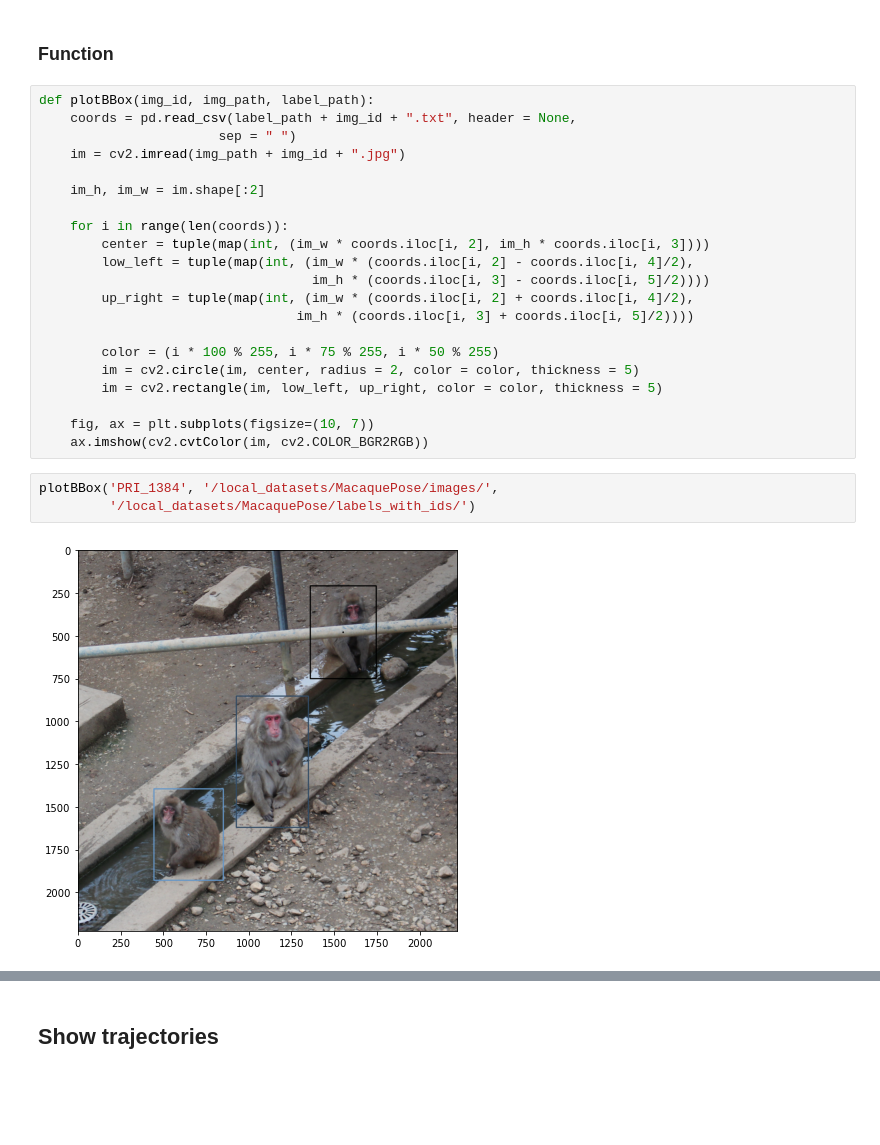
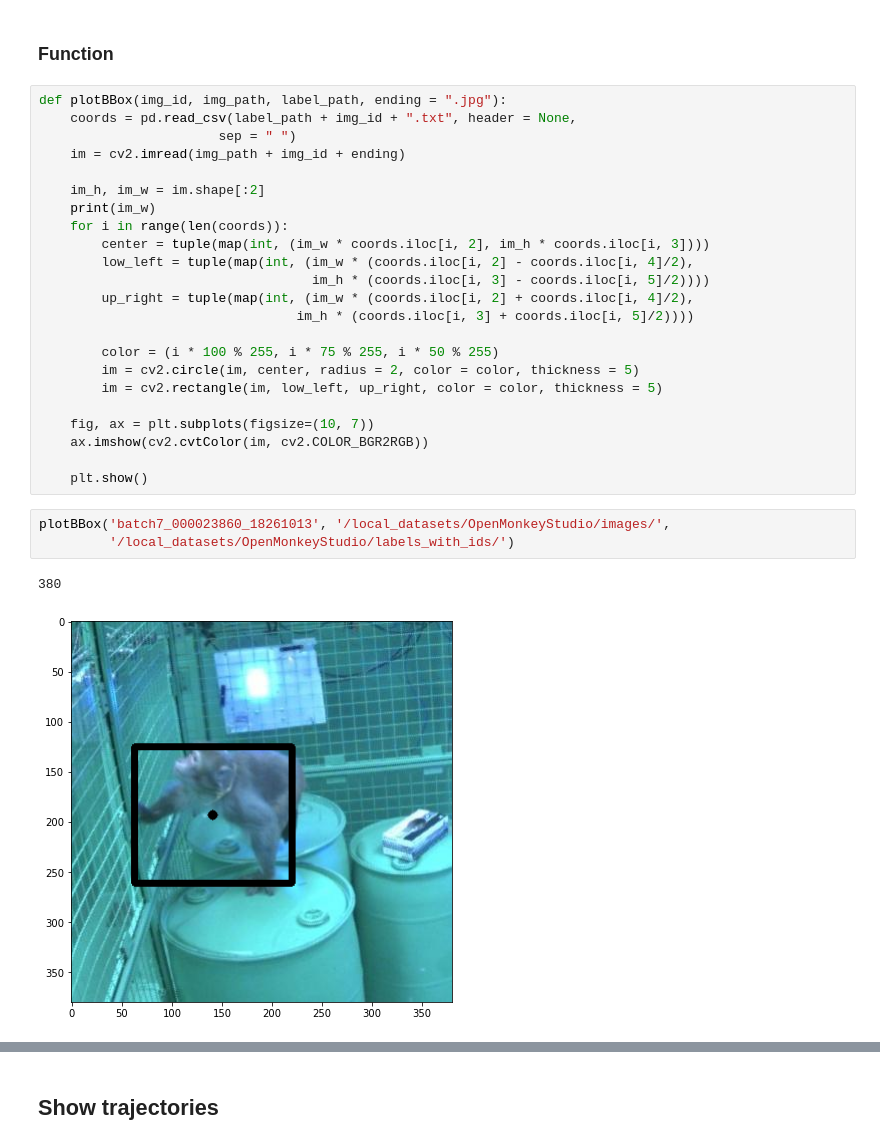
Before and after one commit to ecker-lab/PriMAT-tracking, a Jupyter notebook: own_ideas/viz_bounding_boxen.ipynb, the cells around one changed output, grey strips where cells are left out. Cells and saved outputs as stored; diff of their text form; blank space fills up the shorter version.

```diff
--- a/own_ideas/viz_bounding_boxen.ipynb
+++ b/own_ideas/viz_bounding_boxen.ipynb
@@ -25,13 +25,13 @@ path2 = "/local_datasets/crowdhuman/images/train/"
 # %% [markdown]
 ### Function
 # %%
-def plotBBox(img_id, img_path, label_path):
+def plotBBox(img_id, img_path, label_path, ending = ".jpg"):
     coords = pd.read_csv(label_path + img_id + ".txt", header = None,
                        sep = " ")
-    im = cv2.imread(img_path + img_id + ".jpg")
+    im = cv2.imread(img_path + img_id + ending)
 
     im_h, im_w = im.shape[:2]
-
+    print(im_w)
     for i in range(len(coords)):
         center = tuple(map(int, (im_w * coords.iloc[i, 2], im_h * coords.iloc[i, 3])))
         low_left = tuple(map(int, (im_w * (coords.iloc[i, 2] - coords.iloc[i, 4]/2),
@@ -45,8 +45,11 @@ def plotBBox(img_id, img_path, label_path):
 
     fig, ax = plt.subplots(figsize=(10, 7))
     ax.imshow(cv2.cvtColor(im, cv2.COLOR_BGR2RGB))
+
+    plt.show()
 # %%
-plotBBox('PRI_1384', '/local_datasets/MacaquePose/images/',
-         '/local_datasets/MacaquePose/labels_with_ids/')
+plotBBox('batch7_000023860_18261013', '/local_datasets/OpenMonkeyStudio/images/',
+         '/local_datasets/OpenMonkeyStudio/labels_with_ids/')
 # %% [output]
+380
-[figure, old version]
+[figure, new version]
```
Also changed, not shown: parts of 7 cells of this notebook, 40 other files.
